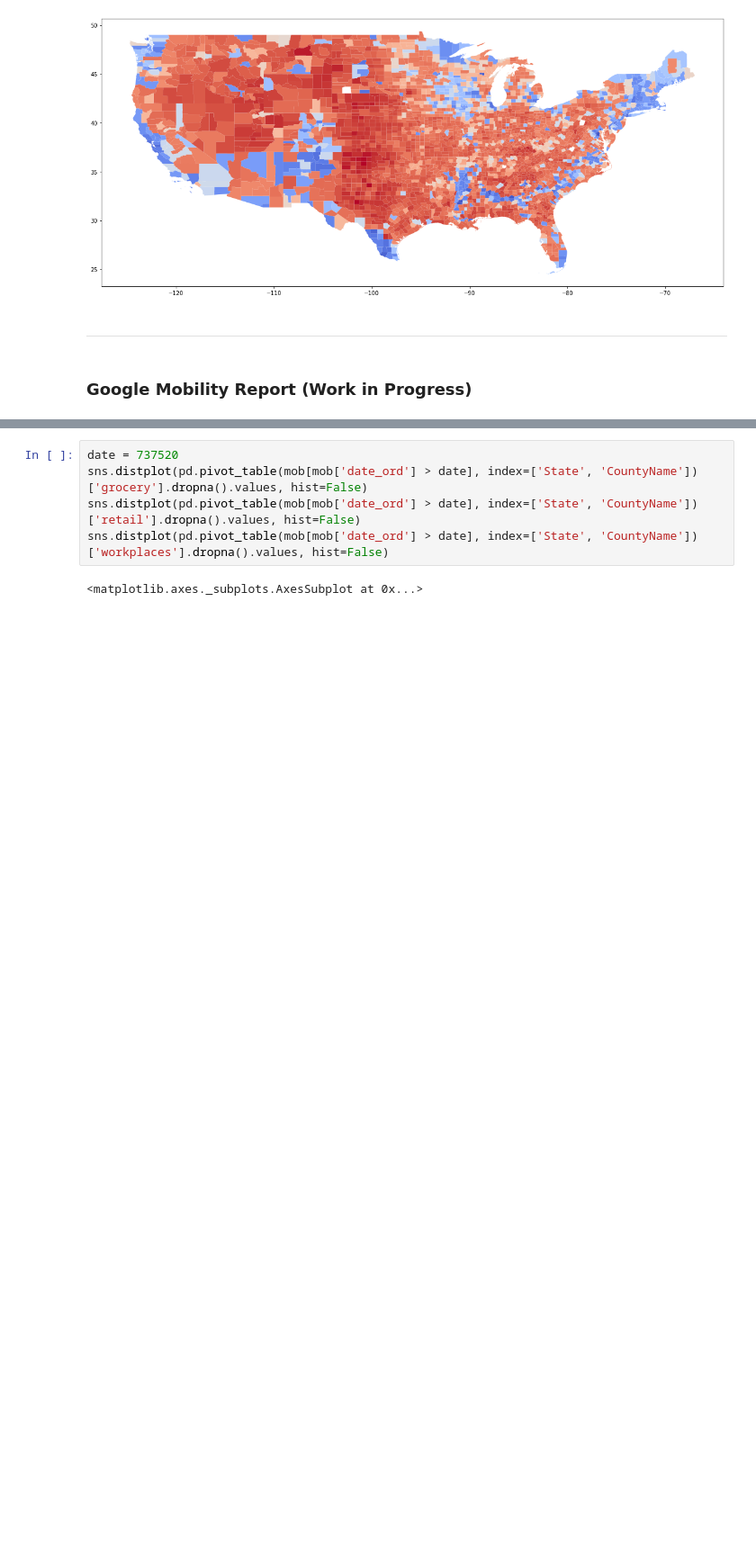
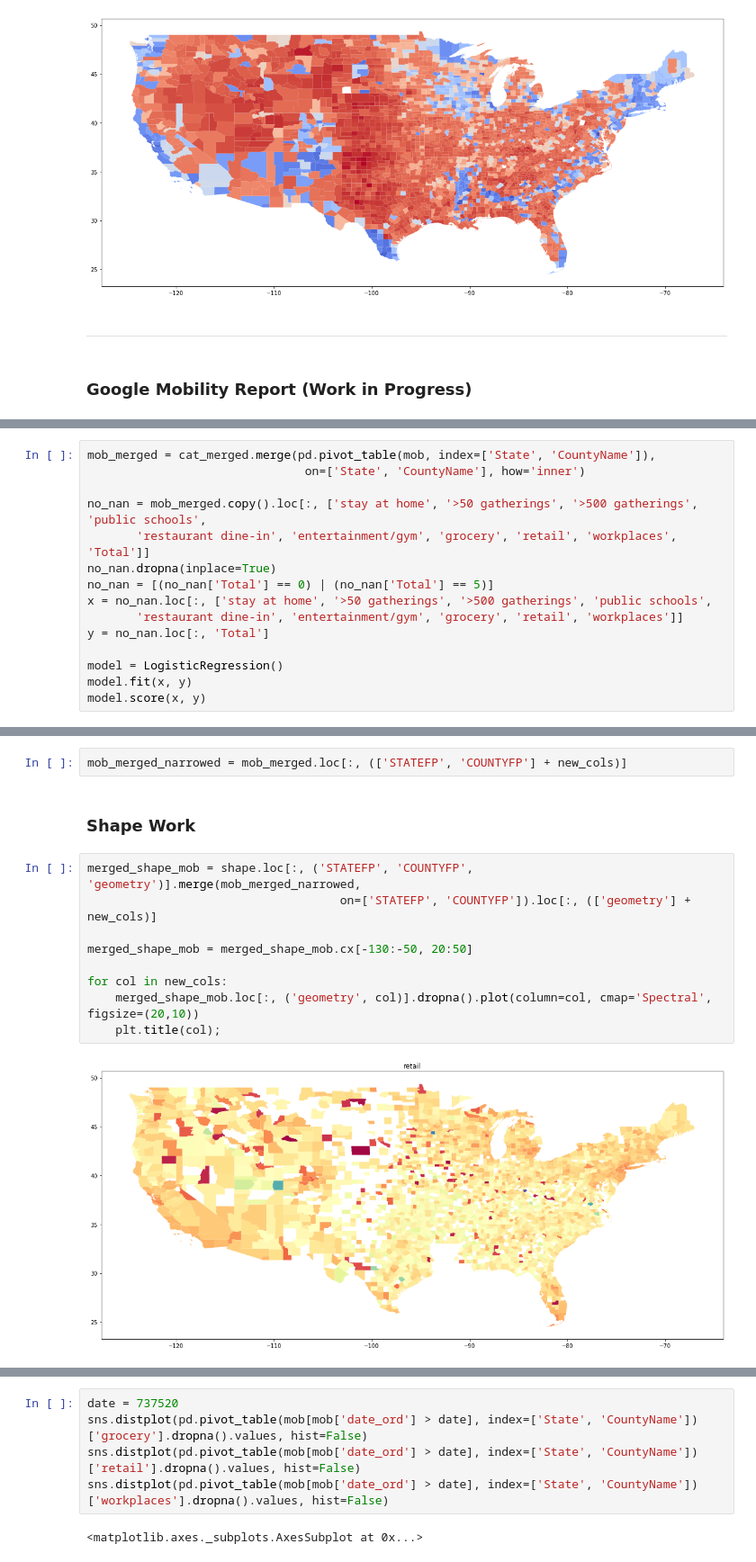
Before and after one commit to joshuaiokua/data100_final-project, a Jupyter notebook: Josh_notebook.ipynb, the cells around one changed output, grey strips where cells are left out. Shown at 90% size. Drawn from its saved outputs; the diff is of its cells as text; blank space fills up the shorter version.

```diff
--- a/Josh_notebook.ipynb
+++ b/Josh_notebook.ipynb
@@ -213,0 +204,15 @@ mob_test
+# %%
+mob_merged = cat_merged.merge(pd.pivot_table(mob, index=['State', 'CountyName']),
+                               on=['State', 'CountyName'], how='inner')
+
+no_nan = mob_merged.copy().loc[:, ['stay at home', '>50 gatherings', '>500 gatherings', 'public schools',
+       'restaurant dine-in', 'entertainment/gym', 'grocery', 'retail', 'workplaces', 'Total']]
+no_nan.dropna(inplace=True)
+no_nan = [(no_nan['Total'] == 0) | (no_nan['Total'] == 5)]
+x = no_nan.loc[:, ['stay at home', '>50 gatherings', '>500 gatherings', 'public schools',
+       'restaurant dine-in', 'entertainment/gym', 'grocery', 'retail', 'workplaces']]
+y = no_nan.loc[:, 'Total']
+
+model = LogisticRegression()
+model.fit(x, y)
+model.score(x, y)
@@ -213,0 +225,15 @@ mob_test
+# %%
+mob_merged_narrowed = mob_merged.loc[:, (['STATEFP', 'COUNTYFP'] + new_cols)]
+# %% [markdown]
+### Shape Work
+# %%
+merged_shape_mob = shape.loc[:, ('STATEFP', 'COUNTYFP', 'geometry')].merge(mob_merged_narrowed,
+                                    on=['STATEFP', 'COUNTYFP']).loc[:, (['geometry'] + new_cols)]
+
+merged_shape_mob = merged_shape_mob.cx[-130:-50, 20:50]
+
+for col in new_cols:
+    merged_shape_mob.loc[:, ('geometry', col)].dropna().plot(column=col, cmap='Spectral', figsize=(20,10))
+    plt.title(col);
+# %% [output]
+[figure, added]
```
Also changed, not shown: parts of 15 cells of this notebook.
